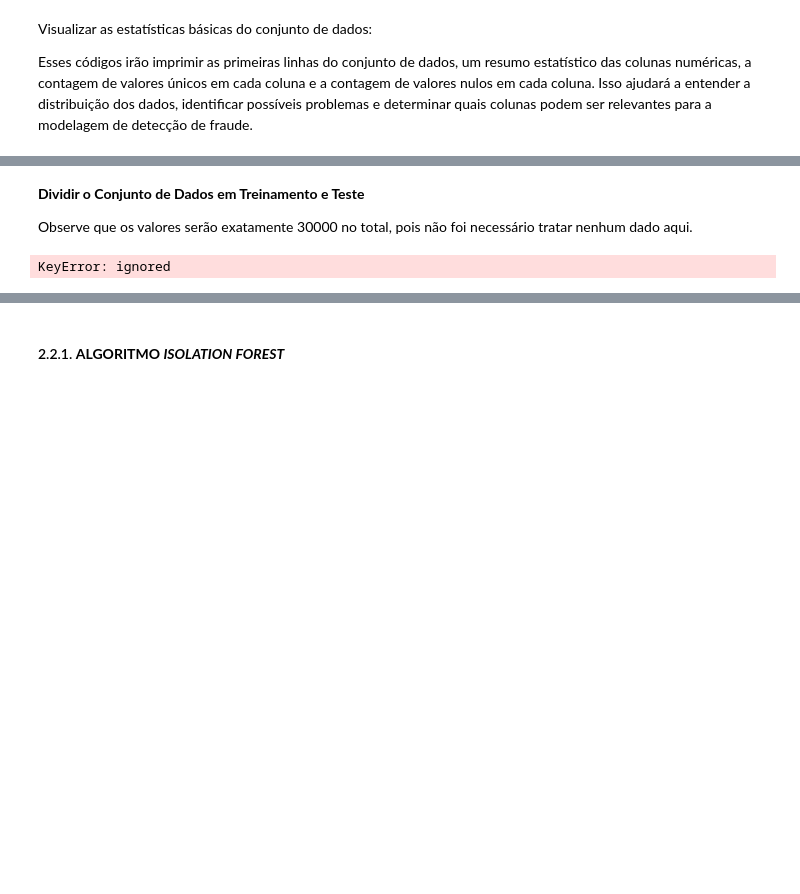
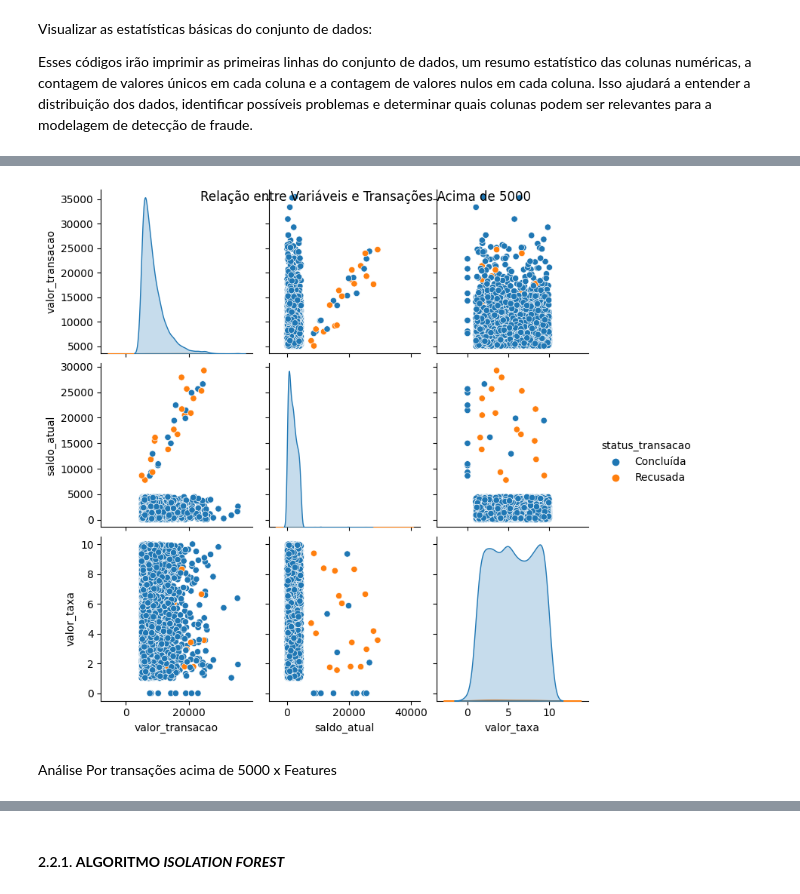
Before and after one commit to CeLo93/ML_analise_preditiva_de_fraudes_e_marketing, a Jupyter notebook: Prediction_DadosFera.ipynb, the cells around one changed output, grey strips where cells are left out. Saved outputs shown, nothing was run; the diff lists cells and outputs as text; code cells hidden in the pictures; blank space fills up the shorter version.

```diff
--- a/Prediction_DadosFera.ipynb
+++ b/Prediction_DadosFera.ipynb
@@ -632,5 +662,7 @@ for feature in selected_features:
 # %%
-# Visualizar relação entre features
-sns.pairplot(data_selected, hue='status_transacao', diag_kind='kde', plot_kws={'alpha': 0.6})
-plt.suptitle('Relação entre as Features')
+# Visualizar a relação entre outras variáveis e as transações acima de 5000:
+sns.pairplot(data=transacoes_anomalas, vars=['valor_transacao', 'saldo_atual', 'valor_taxa'], hue='status_transacao')
+plt.suptitle('Relação entre Variáveis e Transações Acima de 5000')
 plt.show()
+# %% [output]
+[figure, added]
@@ -648,16 +669,2 @@ print(data_encoded.head())
-# %% [markdown]
-**Dividir o Conjunto de Dados em Treinamento e Teste**
-
-Observe que os valores serão exatamente 30000 no total, pois não foi necessário tratar nenhum dado aqui.
-# %%
-# Separar as features (variáveis independentes) do target (variável dependente)
-X = data_encoded.drop(['fraude'], axis=1)
-y = data_encoded['fraude']
-
-# Dividir o conjunto de dados em treinamento e teste (80% treinamento, 20% teste)
-X_train, X_test, y_train, y_test = train_test_split(X, y, test_size=0.2, random_state=42)
-
-print("Tamanho do conjunto de treinamento:", len(X_train))
-print("Tamanho do conjunto de teste:", len(X_test))
-# %% [output]
-KeyError: ignored
+# %% [markdown]
+Análise Por transações acima de 5000 x Features
```
Also changed, not shown: parts of 27 cells of this notebook.
